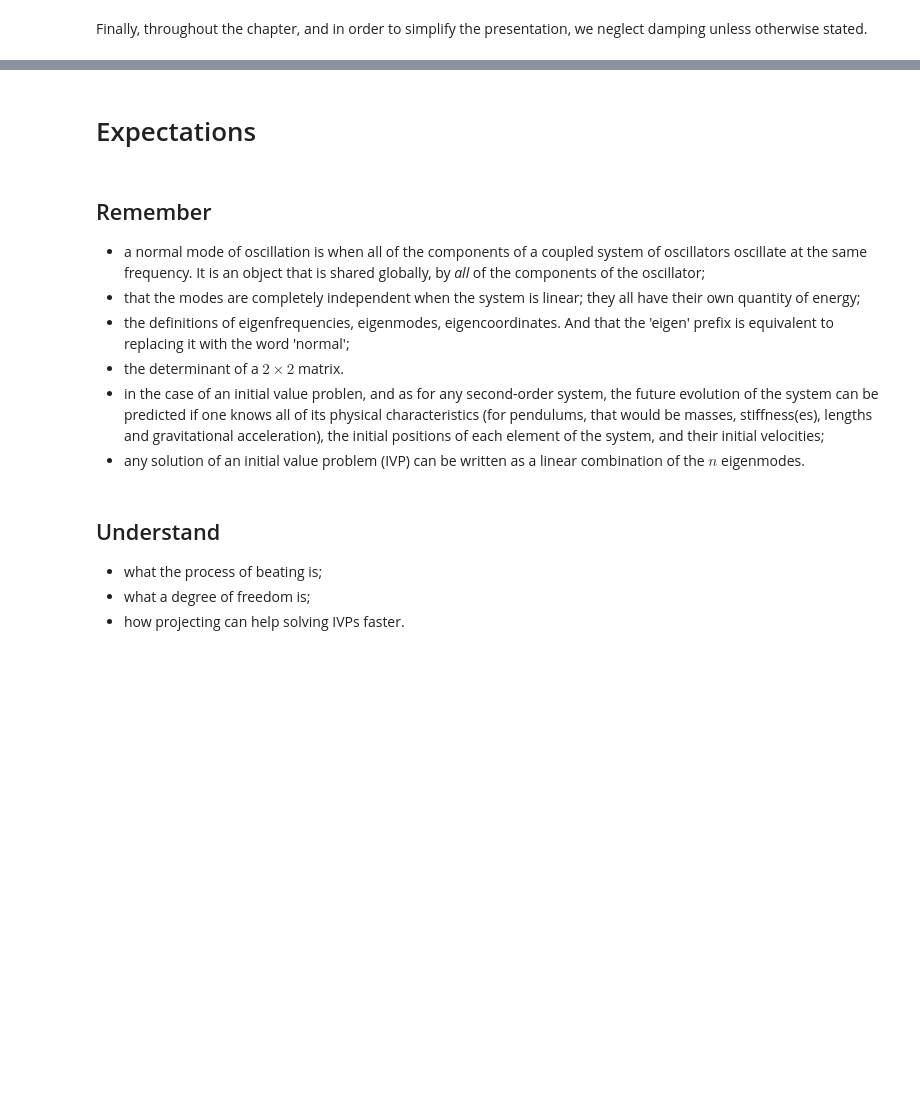
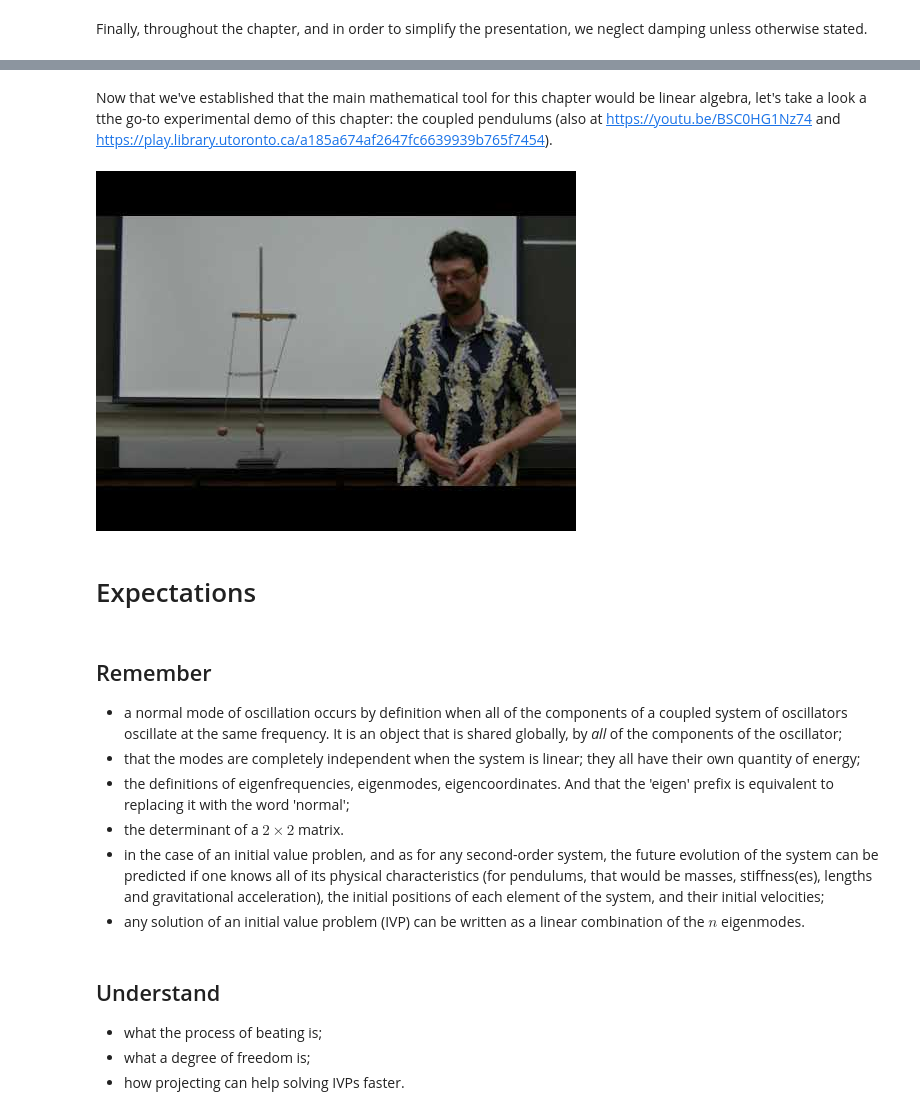
Before and after one commit to PHY293-Grisouard/Chapters-2020, a Jupyter notebook: C04 - Coupled Oscillators/C04-Coupling.ipynb, the cells around one changed output, grey strips where cells are left out. Saved outputs shown, nothing was run; the diff lists cells and outputs as text; code cells hidden in the pictures; blank space fills up the shorter version.

```diff
--- a/C04 - Coupled Oscillators/C04-Coupling.ipynb
+++ b/C04 - Coupled Oscillators/C04-Coupling.ipynb
@@ -95,9 +108,15 @@ Finally, throughout the chapter, and in order to simplify the presentation, we n
+# %% [markdown]
+Now that we've established that the main mathematical tool for this chapter would be linear algebra, let's take a look a tthe go-to experimental demo of this chapter: the coupled pendulums (also at https://youtu.be/BSC0HG1Nz74 and https://play.library.utoronto.ca/a185a674af2647fc6639939b765f7454).
+# %%
+YouTubeVideo('BSC0HG1Nz74', width=560, height=315)
+# %% [output]
+[figure, added]
 # %% [markdown]
 # Expectations
 # %% [markdown]
 ## Remember
 
-* a normal mode of oscillation is when all of the components of a coupled system of oscillators oscillate at the same frequency. It is an object that is shared globally, by *all* of the components of the oscillator;
+* a normal mode of oscillation occurs by definition when all of the components of a coupled system of oscillators oscillate at the same frequency. It is an object that is shared globally, by *all* of the components of the oscillator;
 * that the modes are completely independent when the system is linear; they all have their own quantity of energy;
 * the definitions of eigenfrequencies, eigenmodes, eigencoordinates. And that the 'eigen' prefix is equivalent to replacing it with the word 'normal';
 * the determinant of a $2\times2$ matrix.
```
Also changed, not shown: parts of 16 cells of this notebook.
